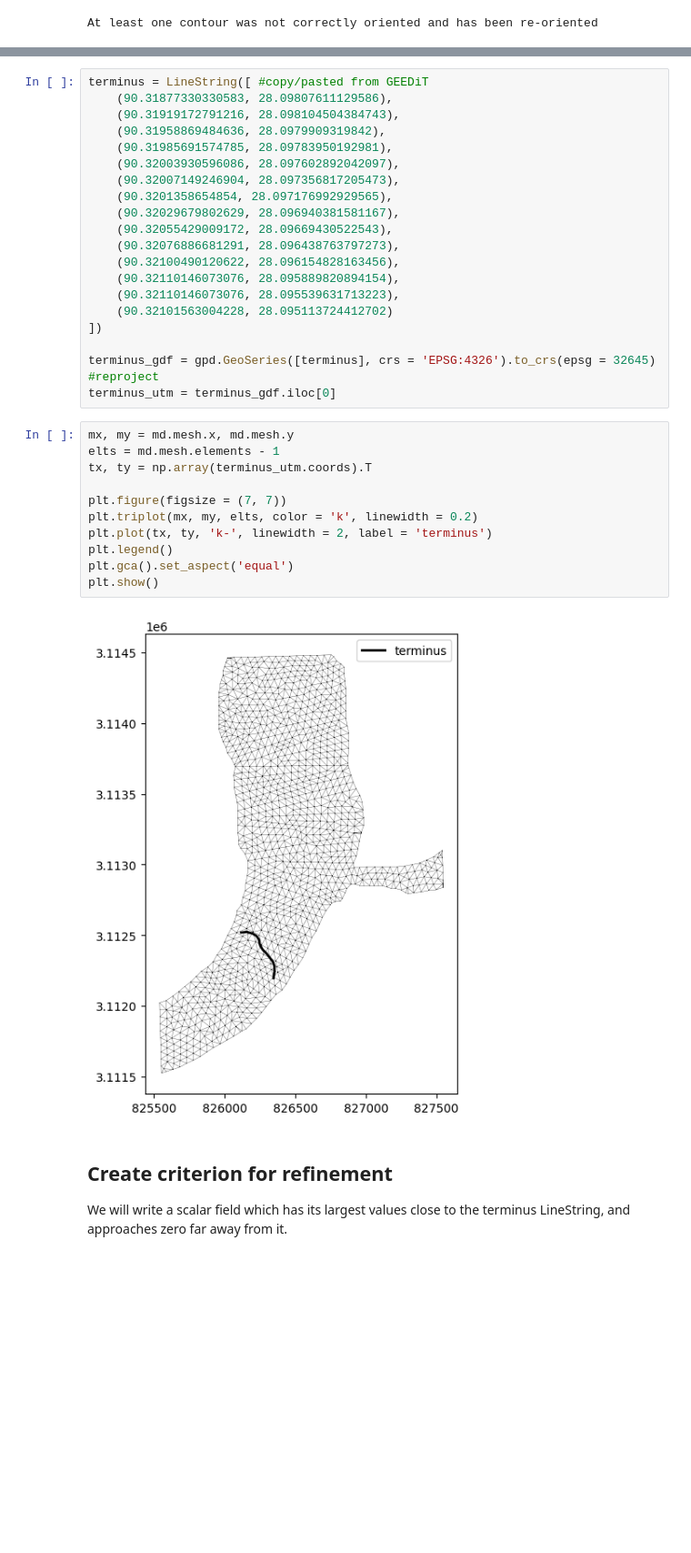
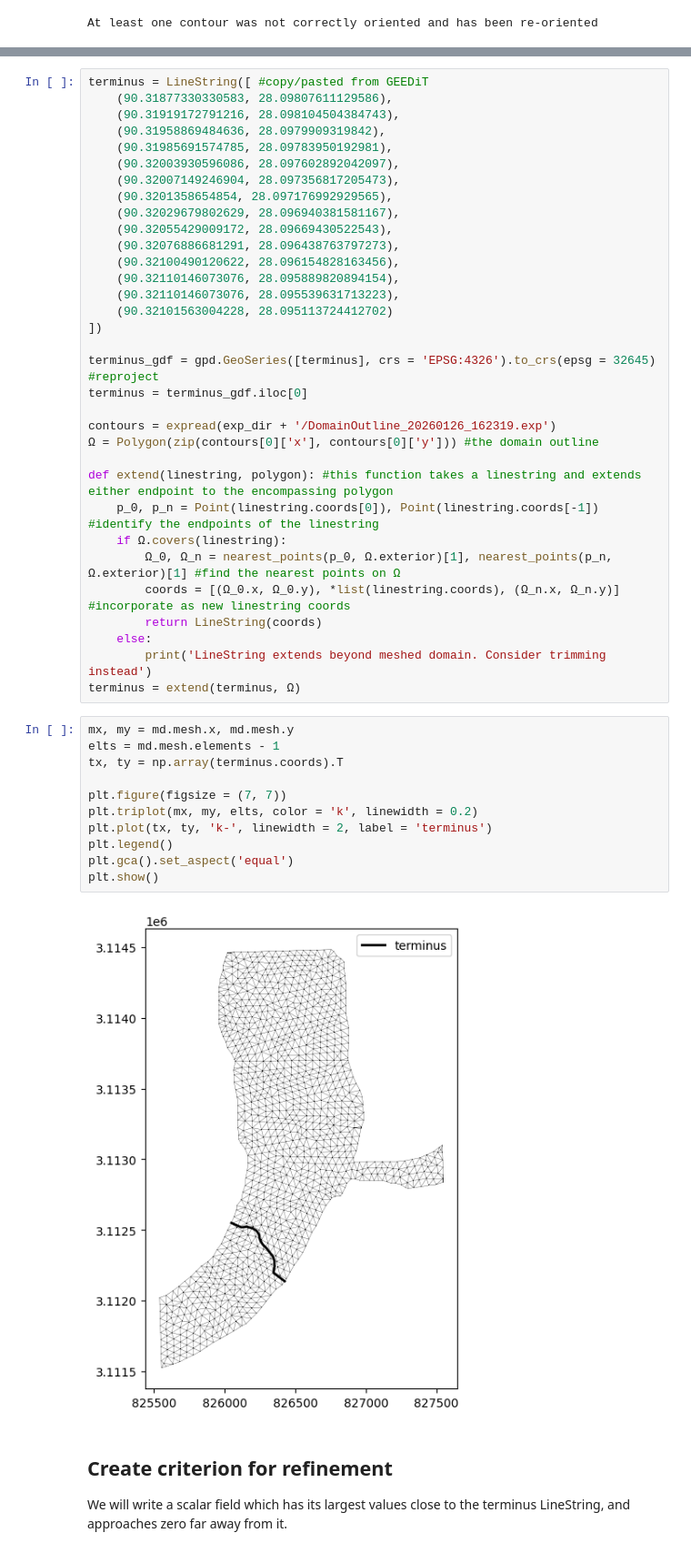
Before and after one commit to chrismiele/glimmer, a Jupyter notebook: issm/mesh_luggye.ipynb, the cells around one changed output, grey strips where cells are left out. Shown at 91% size. Cells and saved outputs as stored; diff of their text form; blank space fills up the shorter version.

```diff
--- a/issm/mesh_luggye.ipynb
+++ b/issm/mesh_luggye.ipynb
@@ -59,20 +63,33 @@ terminus = LineString([ #copy/pasted from GEEDiT
 ])
 
 terminus_gdf = gpd.GeoSeries([terminus], crs = 'EPSG:4326').to_crs(epsg = 32645) #reproject
-terminus_utm = terminus_gdf.iloc[0]
+terminus = terminus_gdf.iloc[0]
+
+contours = expread(exp_dir + '/DomainOutline_20260126_162319.exp')
+Ω = Polygon(zip(contours[0]['x'], contours[0]['y'])) #the domain outline
+
+def extend(linestring, polygon): #this function takes a linestring and extends either endpoint to the encompassing polygon
+    p_0, p_n = Point(linestring.coords[0]), Point(linestring.coords[-1]) #identify the endpoints of the linestring
+    if Ω.covers(linestring):
+        Ω_0, Ω_n = nearest_points(p_0, Ω.exterior)[1], nearest_points(p_n, Ω.exterior)[1] #find the nearest points on Ω
+        coords = [(Ω_0.x, Ω_0.y), *list(linestring.coords), (Ω_n.x, Ω_n.y)] #incorporate as new linestring coords
+        return LineString(coords)
+    else:
+        print('LineString extends beyond meshed domain. Consider trimming instead')
+terminus = extend(terminus, Ω)
 # %%
 mx, my = md.mesh.x, md.mesh.y
 elts = md.mesh.elements - 1
-tx, ty = np.array(terminus_utm.coords).T
+tx, ty = np.array(terminus.coords).T
 
 plt.figure(figsize = (7, 7))
 plt.triplot(mx, my, elts, color = 'k', linewidth = 0.2)
 plt.plot(tx, ty, 'k-', linewidth = 2, label = 'terminus')
 plt.legend()
 plt.gca().set_aspect('equal')
 plt.show()
 # %% [output]
-[figure, old version]
+[figure, new version]
 # %% [markdown]
 ## Create criterion for refinement
 
```
Also changed, not shown: parts of 5 cells of this notebook.
